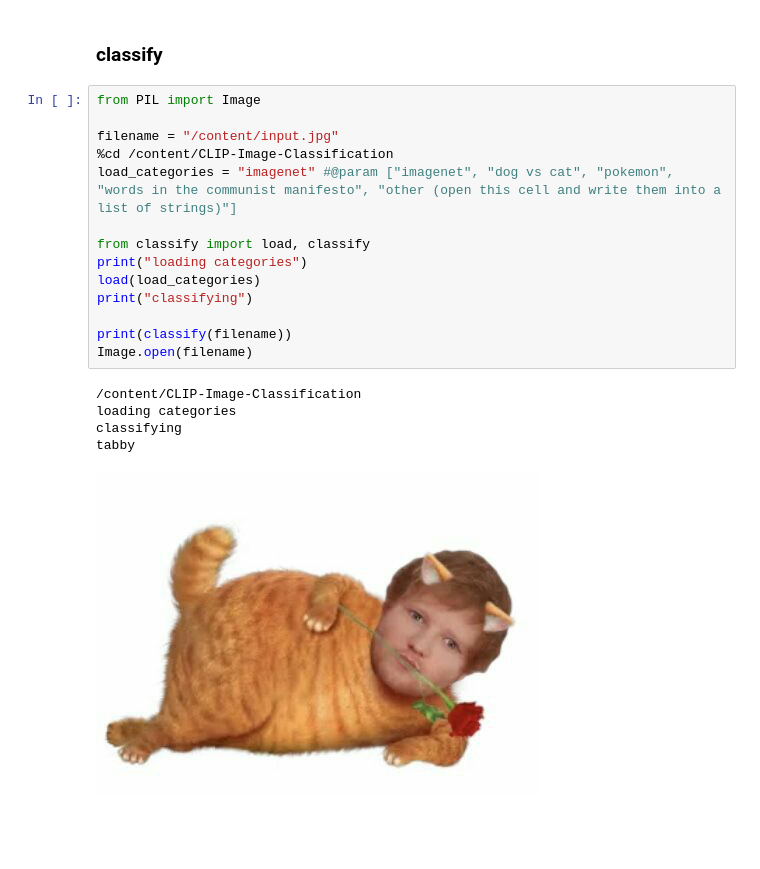
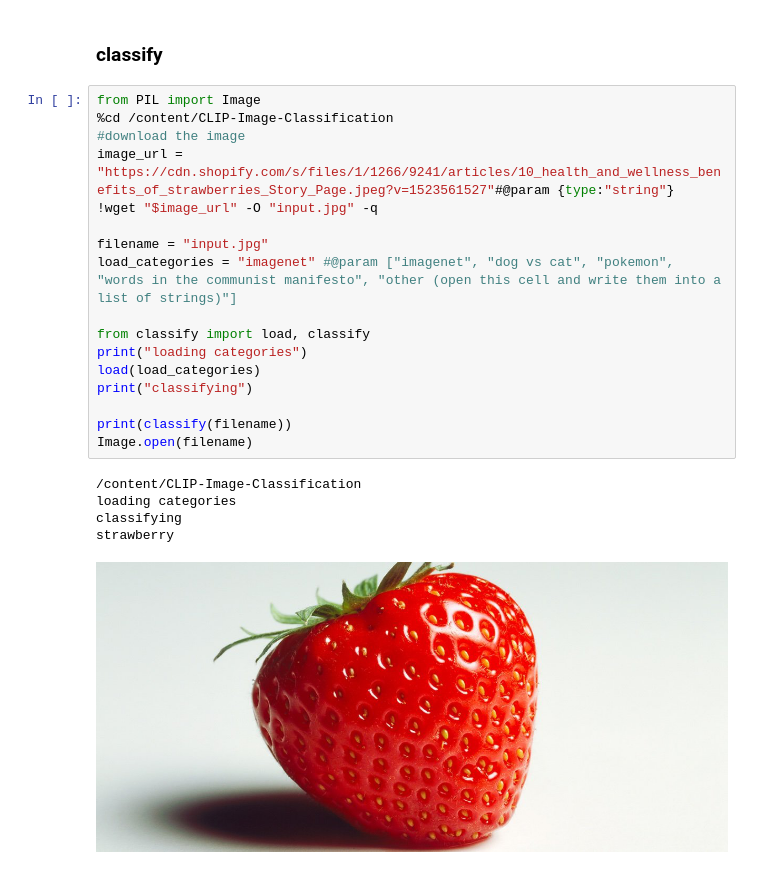
Before and after one commit to melnikoleg/CLIP-Image-Classification, a Jupyter notebook: Multi_Domain_Pretrained_Classifier_with_CLIP.ipynb, the cells around one changed output. Cells and saved outputs as stored; diff of their text form; blank space fills up the shorter version.

```diff
--- a/Multi_Domain_Pretrained_Classifier_with_CLIP.ipynb
+++ b/Multi_Domain_Pretrained_Classifier_with_CLIP.ipynb
@@ -54,21 +56,24 @@ Requirement already satisfied: wcwidth in /usr/local/lib/python3.7/dist-packages
 ### classify
 # %%
 from PIL import Image
+%cd /content/CLIP-Image-Classification
+#download the image
+image_url = "https://cdn.shopify.com/s/files/1/1266/9241/articles/10_health_and_wellness_benefits_of_strawberries_Story_Page.jpeg?v=1523561527"#@param {type:"string"}
+!wget "$image_url" -O "input.jpg" -q
 
-filename = "/content/input.jpg"
-%cd /content/CLIP-Image-Classification
+filename = "input.jpg"
 load_categories = "imagenet" #@param ["imagenet", "dog vs cat", "pokemon", "words in the communist manifesto", "other (open this cell and write them into a list of strings)"]
 
 from classify import load, classify
 print("loading categories")
 load(load_categories)
 print("classifying")
 
 print(classify(filename))
 Image.open(filename)
 # %% [output]
 /content/CLIP-Image-Classification
 loading categories
 classifying
-tabby
+strawberry
-[figure, old version]
+[figure, new version]
```
Also changed, not shown: parts of 3 cells of this notebook.
